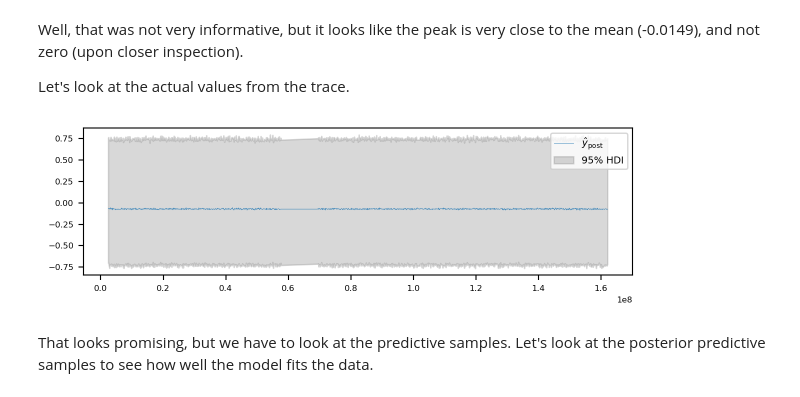
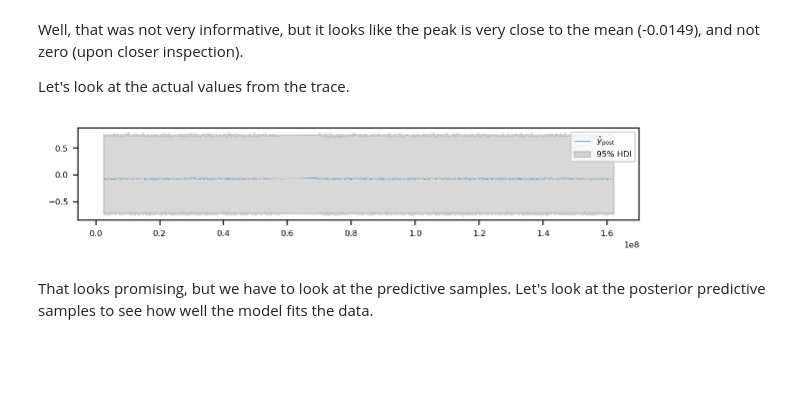
Before and after one commit to munch-group/hic-compartment-borders, a Jupyter notebook: notebooks/02_PyMC_independent_bins.ipynb, the cells around one changed output. Saved outputs shown, nothing was run; the diff lists cells and outputs as text; code cells hidden in the pictures; blank space fills up the shorter version.

```diff
--- a/notebooks/02_PyMC_independent_bins.ipynb
+++ b/notebooks/02_PyMC_independent_bins.ipynb
@@ -555,15 +553,16 @@ Let's look at the actual values from the trace.
 # %%
 #| echo: false
 #| label: fig-iid-trace-ylik
 #| fig-cap: "Trace summary for the per-bin likelihood estimates (`y_lik`). The shaded area indicates the 95% highest density interval (HDI)."
 
-f,ax = plt.subplots()
+f,ax = plt.subplots(figsize=(6,1.3))
 ax.plot(df['start'], trace_ylik['mean'], lw=0.3, label="$\\hat{y}_{\\mathrm{post}}$")
 ax.fill_between(df['start'], trace_ylik['hdi_97%'], trace_ylik['hdi_3%'], color="tab:grey", alpha=0.3, label="95% HDI")
 plt.legend()
-plt.tight_layout()
+# plt.tight_layout()
+plt.show()
 # %% [output]
-[figure, old version]
+[figure, new version]
 # %% [markdown]
 That looks promising, but we have to look at the predictive samples.
 Let's look at the posterior predictive samples to see how well the model fits the data.
```
Also changed, not shown: parts of 19 cells of this notebook, 8 other files.
